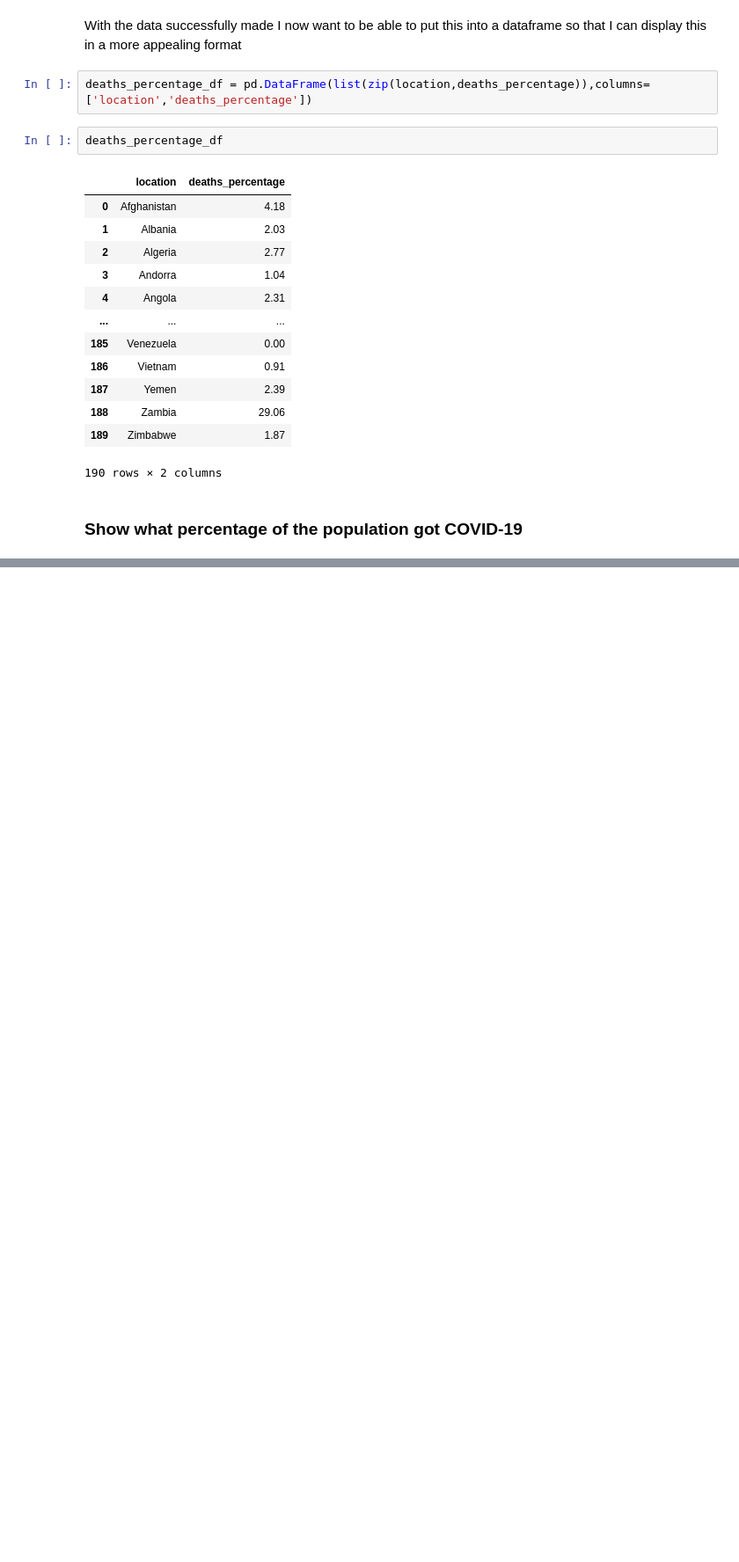
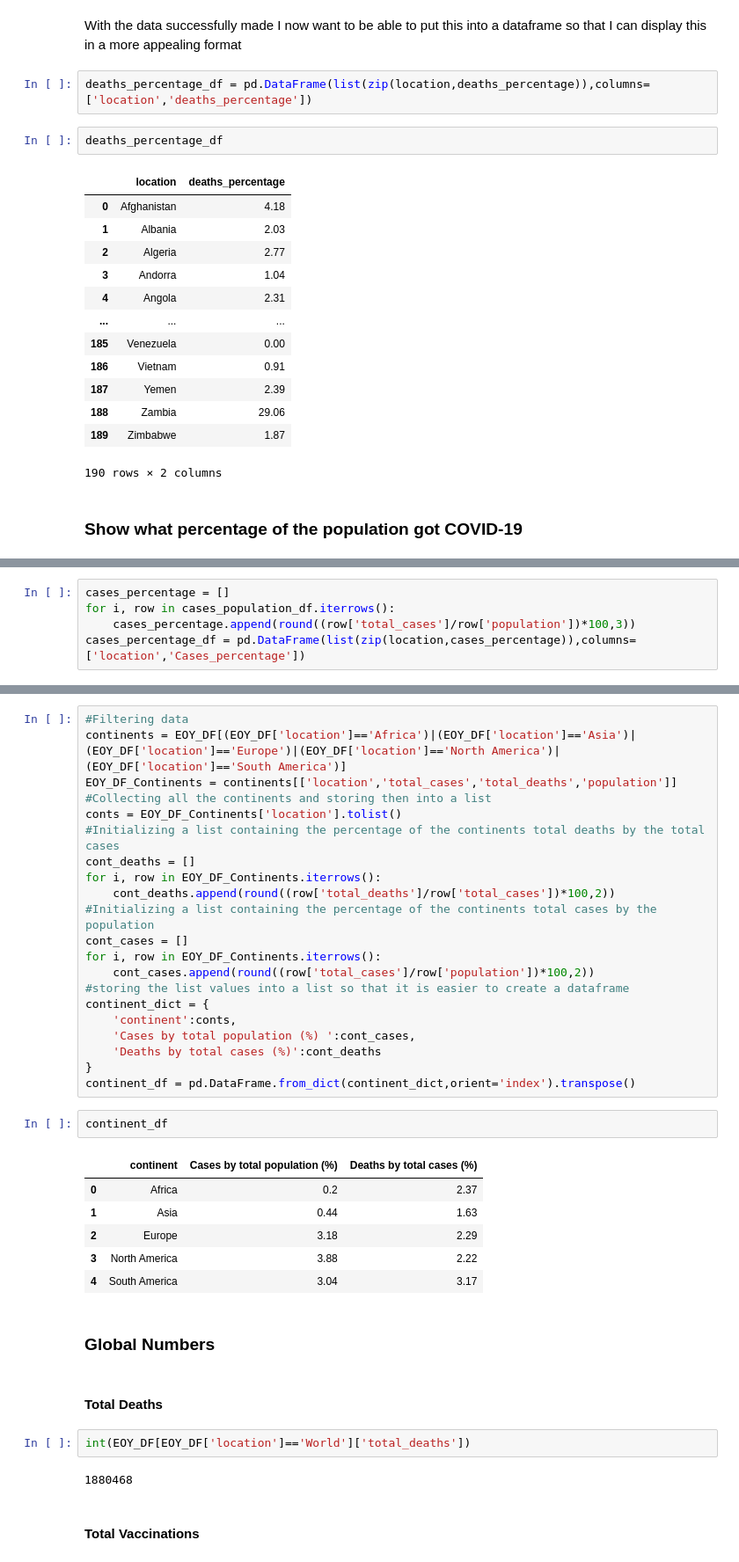
Before and after one commit to CarlosArro2001/COVID-19-Cases-Visualizer, a Jupyter notebook: COVID-19-Data-Notebook.ipynb, the cells around one changed output, grey strips where cells are left out. Shown: that part at 88% size. Cells and saved outputs as stored; diff of their text form; blank space fills up the shorter version.

```diff
--- a/COVID-19-Data-Notebook.ipynb
+++ b/COVID-19-Data-Notebook.ipynb
@@ -195,0 +198,5 @@ cases_population_df = cases_deaths_df[(cases_deaths_df['location']!='Africa')&(c
+# %%
+cases_percentage = []
+for i, row in cases_population_df.iterrows():
+    cases_percentage.append(round((row['total_cases']/row['population'])*100,3))
+cases_percentage_df = pd.DataFrame(list(zip(location,cases_percentage)),columns=['location','Cases_percentage'])
@@ -195,0 +233,40 @@ cases_population_df = cases_deaths_df[(cases_deaths_df['location']!='Africa')&(c
+# %%
+#Filtering data
+continents = EOY_DF[(EOY_DF['location']=='Africa')|(EOY_DF['location']=='Asia')|(EOY_DF['location']=='Europe')|(EOY_DF['location']=='North America')|(EOY_DF['location']=='South America')]
+EOY_DF_Continents = continents[['location','total_cases','total_deaths','population']]
+#Collecting all the continents and storing then into a list
+conts = EOY_DF_Continents['location'].tolist()
+#Initializing a list containing the percentage of the continents total deaths by the total cases
+cont_deaths = []
+for i, row in EOY_DF_Continents.iterrows():
+    cont_deaths.append(round((row['total_deaths']/row['total_cases'])*100,2))
+#Initializing a list containing the percentage of the continents total cases by the population
+cont_cases = []
+for i, row in EOY_DF_Continents.iterrows():
+    cont_cases.append(round((row['total_cases']/row['population'])*100,2))
+#storing the list values into a list so that it is easier to create a dataframe
+continent_dict = {
+    'continent':conts,
+    'Cases by total population (%) ':cont_cases,
+    'Deaths by total cases (%)':cont_deaths
+}
+continent_df = pd.DataFrame.from_dict(continent_dict,orient='index').transpose()
+# %%
+continent_df
+# %% [output]
+|  | continent | Cases by total population (%) | Deaths by total cases (%) |
+| 0 | Africa | 0.2 | 2.37 |
+| 1 | Asia | 0.44 | 1.63 |
+| 2 | Europe | 3.18 | 2.29 |
+| 3 | North America | 3.88 | 2.22 |
+| 4 | South America | 3.04 | 3.17 |
+# %% [markdown]
+### Global Numbers
+# %% [markdown]
+#### Total Deaths
+# %%
+int(EOY_DF[EOY_DF['location']=='World']['total_deaths'])
+# %% [output]
+1880468
+# %% [markdown]
+#### Total Vaccinations
```
Also changed, not shown: parts of 17 cells of this notebook.
